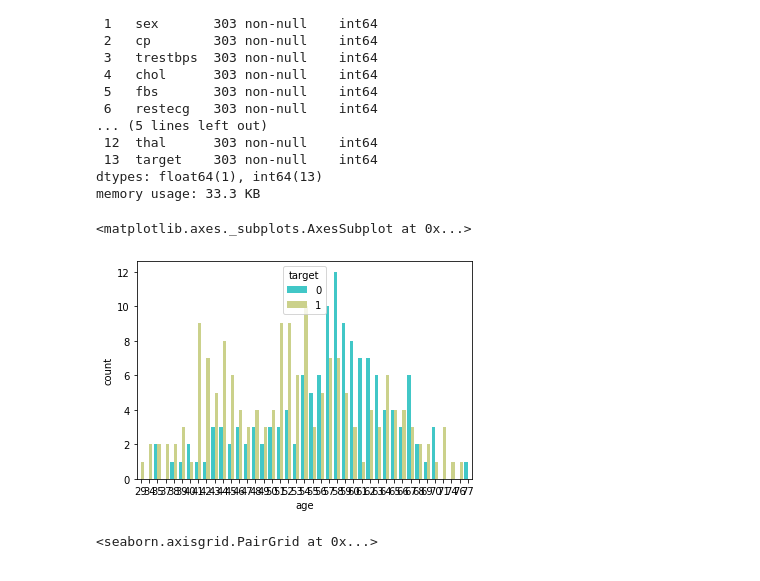
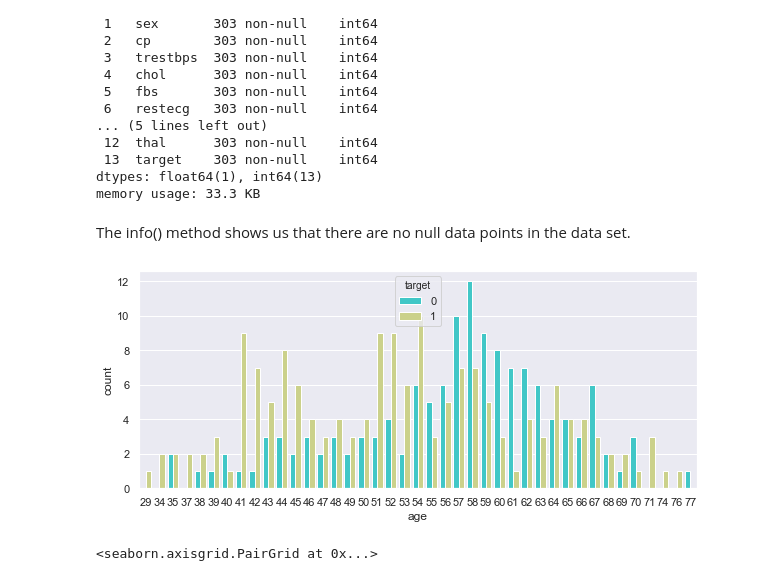
Before and after one commit to joelzachweber/Logistic-Regression-vs-SVMs, a Jupyter notebook: Logistic Regression vs. SVMs.ipynb, the cells around one changed output. Cells and saved outputs as stored; diff of their text form; code cells hidden in the pictures.

```diff
--- a/Logistic Regression vs. SVMs.ipynb
+++ b/Logistic Regression vs. SVMs.ipynb
@@ -102,11 +107,13 @@ Data columns (total 14 columns):
  13  target    303 non-null    int64
 dtypes: float64(1), int64(13)
 memory usage: 33.3 KB
+# %% [markdown]
+The info() method shows us that there are no null data points in the data set.
 # %%
 sns.countplot(x='age',hue='target',data=bunglor,palette='rainbow')
+sns.set(rc={'figure.figsize':(10,5)})
 # %% [output]
-<matplotlib.axes._subplots.AxesSubplot at 0x...>
-[figure, old version]
+[figure, new version]
 # %%
 sns.pairplot(bunglor,hue='target',palette='bwr',diag_kind = 'hist')
 # %% [output]
```
Also changed, not shown: parts of 63 cells of this notebook.
